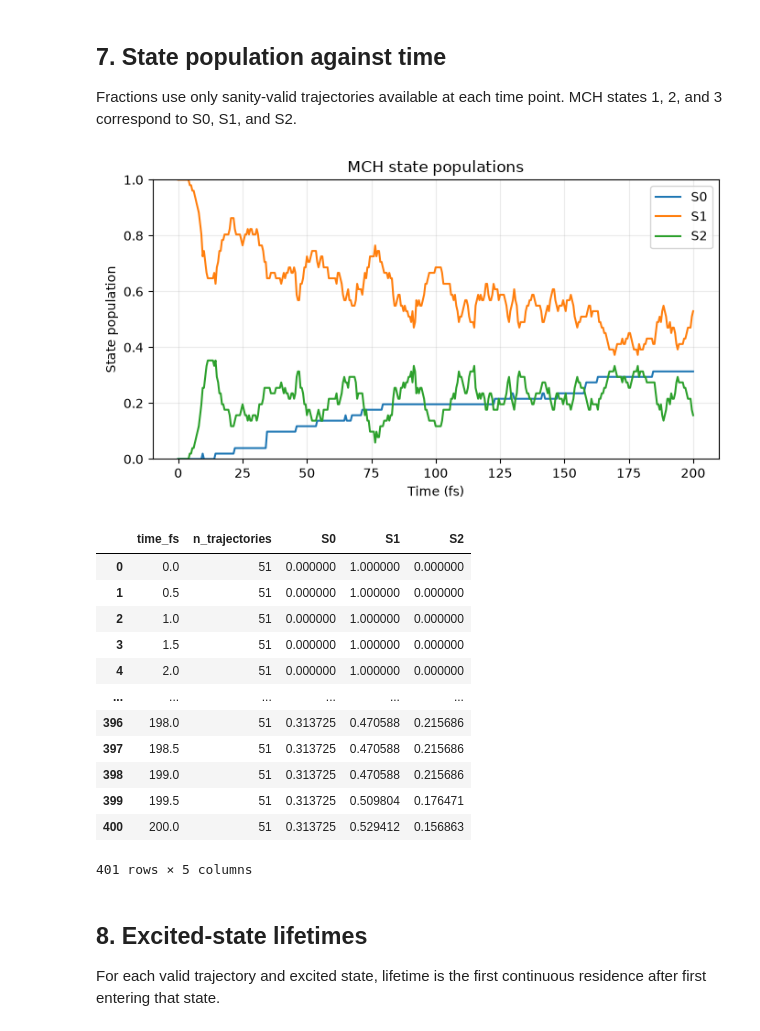
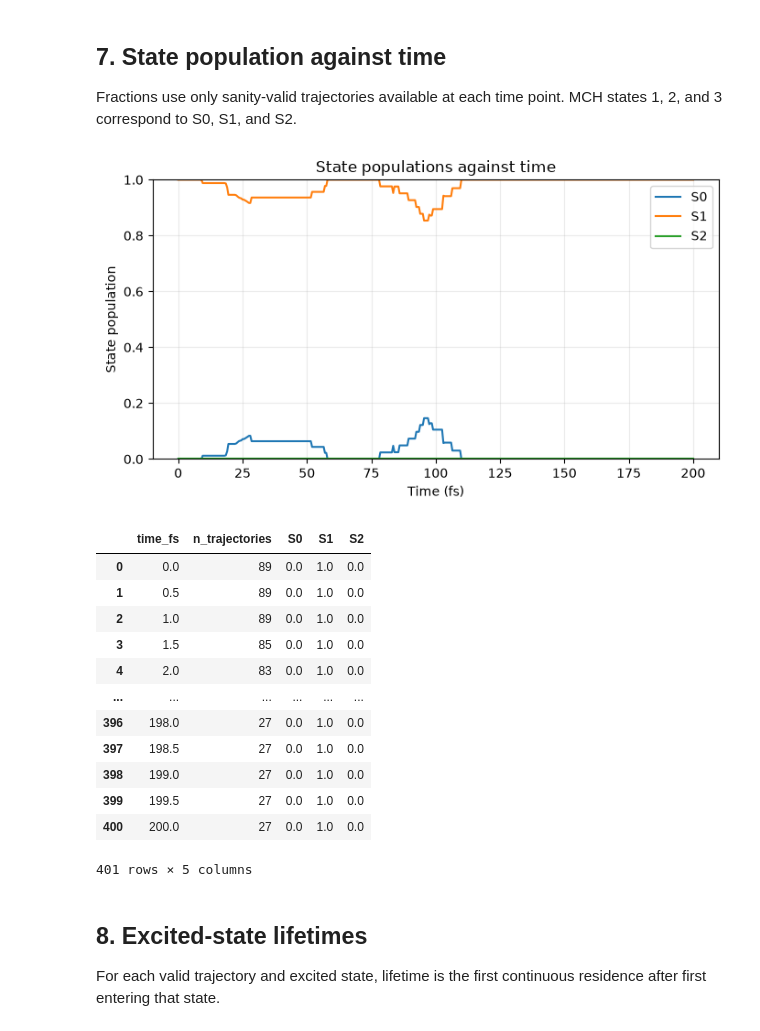
Before and after one commit to yoghurtfork/X-MACE-sampling, a Jupyter notebook: sharc/traj_analyser.ipynb, the cells around one changed output. Saved outputs shown, nothing was run; the diff lists cells and outputs as text; code cells hidden in the pictures.

Commit message:
Plots of SHARC results: truncate failed trajectories instead of omitting them

```diff
--- a/sharc/traj_analyser.ipynb
+++ b/sharc/traj_analyser.ipynb
@@ -272,0 +306,13 @@ plt.show()
+# %%
+# Retained trajectories as a function of time (invalid-input trajectories excluded).
+retained_end_times = []
+for directory in discover_trajectories():
+    retained = load_retained_trajectory(directory)
+    if retained is not None:
+        retained_end_times.append(retained[1][-1])
+survival_time_fs = np.arange(0.0, TRAJECTORY_CUTOFF_TIME_FS + 1e-9, 0.5)
+retained_counts = [sum(end_time >= time_fs for end_time in retained_end_times) for time_fs in survival_time_fs]
+fig, ax = plt.subplots(figsize=(7, 4))
+ax.step(survival_time_fs, retained_counts, where="post")
+ax.set(xlabel="Time (fs)", ylabel="Retained trajectory count", ylim=(0, 100), xlim=(0, TRAJECTORY_CUTOFF_TIME_FS), title="Trajectories remaining after validation")
+ax.grid(alpha=.25); fig.tight_layout(); plt.show()
@@ -276,11 +324,12 @@ plt.show()
 trajectory_dirs = discover_trajectories()
 hop_rows=[]
 for d in trajectory_dirs:
-    r=validate_trajectory(d)
     try:
-        s,t,x,states,_,_=load_trajectory(d); cc,dih,_=initial_ethene_coordinates(s,x[0]); duration=t[-1]-t[0]
-        hop_rows.append((r["status"],cc,dih,np.count_nonzero(states[1:]!=states[:-1])/duration*100))
+        retained = load_retained_trajectory(d)
+        if retained is None: continue
+        s,t,x,states,_,_,status=retained; cc,dih,_=initial_ethene_coordinates(s,x[0]); duration=t[-1]-t[0]
+        if duration > 0: hop_rows.append((status,cc,dih,np.count_nonzero(states[1:]!=states[:-1])/duration*100))
     except (OSError,ValueError): pass
-h=pd.DataFrame(hop_rows,columns=["status","cc","dih","rate"]).dropna(); bad=h.status=="filtered"
-fig,ax=plt.subplots(figsize=(7,5)); ax.scatter(h.loc[bad,"cc"],h.loc[bad,"dih"],color="0.65",label="Filtered"); p=ax.scatter(h.loc[~bad,"cc"],h.loc[~bad,"dih"],c=h.loc[~bad,"rate"],cmap="viridis",label="Valid"); fig.colorbar(p,ax=ax,label="Hops per 100 fs"); ax.set(xlabel="Initial C=C bond length (Å)",ylabel="Initial H-C-C-H dihedral (°)",ylim=(0,185));ax.legend();ax.grid(alpha=.25);plt.show()
+h=pd.DataFrame(hop_rows,columns=["status","cc","dih","rate"]).dropna()
+fig,ax=plt.subplots(figsize=(7,5)); p=ax.scatter(h["cc"],h["dih"],c=h["rate"],cmap="viridis",vmin=0,vmax=10); fig.colorbar(p,ax=ax,label="Hops per 100 fs"); ax.set(xlabel="Initial C=C bond length (Å)",ylabel="Initial H-C-C-H dihedral (°)",ylim=(0,185));ax.grid(alpha=.25);plt.show()
 # %% [output]
@@ -292,9 +341,10 @@ Every readable trajectory contributes each geometry at which its MCH state chang
 # %%
 hop_cc, hop_dihedral = [], []
 for directory in discover_trajectories():
-    if validate_trajectory(directory)["status"] != "valid": continue
     try:
-        _, _, xyz, states, _, _ = load_trajectory(directory)
+        retained = load_retained_trajectory(directory)
+        if retained is None: continue
+        _, _, xyz, states, _, _, _ = retained
         hop_indices = np.flatnonzero(states[1:] != states[:-1]) + 1
         hop_cc.extend(np.linalg.norm(xyz[hop_indices, 0] - xyz[hop_indices, 1], axis=1))
         hop_dihedral.extend(abs(signed_dihedral_deg(xyz[index])) for index in hop_indices)
@@ -313,9 +363,10 @@ ax.grid(alpha=.25); fig.tight_layout(); plt.show()
 # %%
 series=[]
 for d in discover_trajectories():
-    if validate_trajectory(d)["status"] != "valid": continue
     try:
-        s,t,x,states,_,_=load_trajectory(d); cc=np.linalg.norm(x[:,0]-x[:,1],axis=1)
+        retained = load_retained_trajectory(d)
+        if retained is None: continue
+        s,t,x,states,_,_,_=retained; cc=np.linalg.norm(x[:,0]-x[:,1],axis=1)
         if cc.min()<.9 or cc.max()>3: continue
         initial=abs(signed_dihedral_deg(x[0]))<=90; switched=np.array([(abs(signed_dihedral_deg(f))<=90)!=initial for f in x]);series.append((t,states,switched))
     except (OSError,ValueError): pass
@@ -346,44 +397,44 @@ Fractions use only sanity-valid trajectories available at each time point. MCH s
 # %%
 valid_state_series = []
 for directory in discover_trajectories():
-    if validate_trajectory(directory)["status"] != "valid":
-        continue
     try:
-        _, time_fs, _, mch_state, _, _ = load_trajectory(directory)
+        retained = load_retained_trajectory(directory)
+        if retained is None: continue
+        _, time_fs, _, mch_state, _, _, _ = retained
         valid_state_series.append((time_fs, mch_state))
     except (OSError, ValueError):
         pass
 if not valid_state_series:
     raise ValueError("No sanity-valid trajectories with readable state data")
 
 population_rows = []
 population_times = np.unique(np.concatenate([time_fs for time_fs, _ in valid_state_series]))
 for time_fs in population_times:
     states_at_time = [states[np.flatnonzero(np.isclose(times, time_fs, rtol=0, atol=TIME_ATOL_FS))[0]]
                       for times, states in valid_state_series if np.any(np.isclose(times, time_fs, rtol=0, atol=TIME_ATOL_FS))]
     population_rows.append((time_fs, len(states_at_time), *[np.mean(np.asarray(states_at_time) == state) for state in (1, 2, 3)]))
 state_population = pd.DataFrame(population_rows, columns=["time_fs", "n_trajectories", "S0", "S1", "S2"])
 assert np.allclose(state_population[["S0", "S1", "S2"]].sum(axis=1), 1.0)
 fig, ax = plt.subplots(figsize=(7, 4))
 for state, color in zip(("S0", "S1", "S2"), ("tab:blue", "tab:orange", "tab:green")):
     ax.plot(state_population["time_fs"], state_population[state], label=state, color=color)
-ax.set(xlabel="Time (fs)", ylabel="State population", ylim=(0, 1), title="MCH state populations")
+ax.set(xlabel="Time (fs)", ylabel="State population", ylim=(0, 1), title="State populations against time")
 ax.grid(alpha=.25); ax.legend(); fig.tight_layout(); plt.show()
 display(state_population)
 # %% [output]
-[figure, old version]
+[figure, new version]
 |  | time_fs | n_trajectories | S0 | S1 | S2 |
-| 0 | 0.0 | 51 | 0.000000 | 1.000000 | 0.000000 |
-| 1 | 0.5 | 51 | 0.000000 | 1.000000 | 0.000000 |
-| 2 | 1.0 | 51 | 0.000000 | 1.000000 | 0.000000 |
-| 3 | 1.5 | 51 | 0.000000 | 1.000000 | 0.000000 |
-| 4 | 2.0 | 51 | 0.000000 | 1.000000 | 0.000000 |
+| 0 | 0.0 | 89 | 0.0 | 1.0 | 0.0 |
+| 1 | 0.5 | 89 | 0.0 | 1.0 | 0.0 |
+| 2 | 1.0 | 89 | 0.0 | 1.0 | 0.0 |
+| 3 | 1.5 | 85 | 0.0 | 1.0 | 0.0 |
+| 4 | 2.0 | 83 | 0.0 | 1.0 | 0.0 |
 | ... | ... | ... | ... | ... | ... |
-| 396 | 198.0 | 51 | 0.313725 | 0.470588 | 0.215686 |
-| 397 | 198.5 | 51 | 0.313725 | 0.470588 | 0.215686 |
-| 398 | 199.0 | 51 | 0.313725 | 0.470588 | 0.215686 |
-| 399 | 199.5 | 51 | 0.313725 | 0.509804 | 0.176471 |
-| 400 | 200.0 | 51 | 0.313725 | 0.529412 | 0.156863 |
+| 396 | 198.0 | 27 | 0.0 | 1.0 | 0.0 |
+| 397 | 198.5 | 27 | 0.0 | 1.0 | 0.0 |
+| 398 | 199.0 | 27 | 0.0 | 1.0 | 0.0 |
+| 399 | 199.5 | 27 | 0.0 | 1.0 | 0.0 |
+| 400 | 200.0 | 27 | 0.0 | 1.0 | 0.0 |
 401 rows × 5 columns
 # %% [markdown]
 ## 8. Excited-state lifetimes
```
Also changed, not shown: parts of 9 cells of this notebook.
